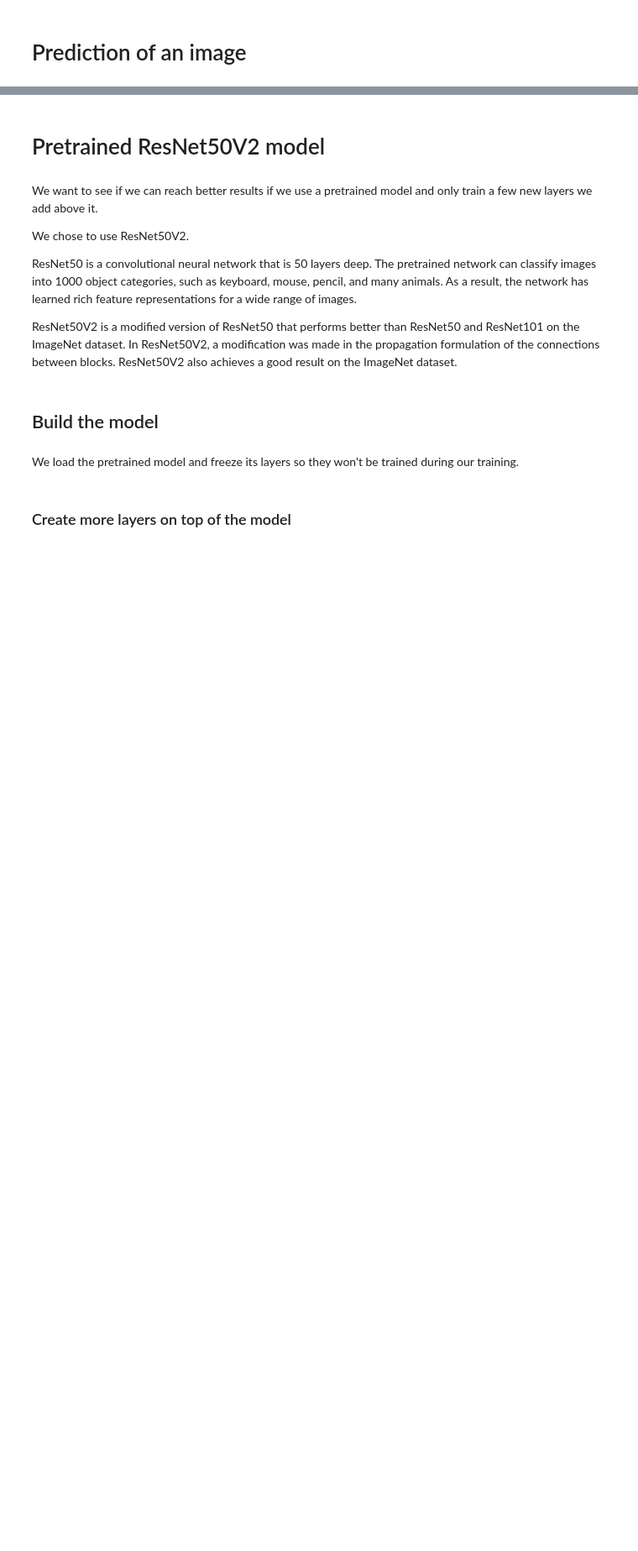
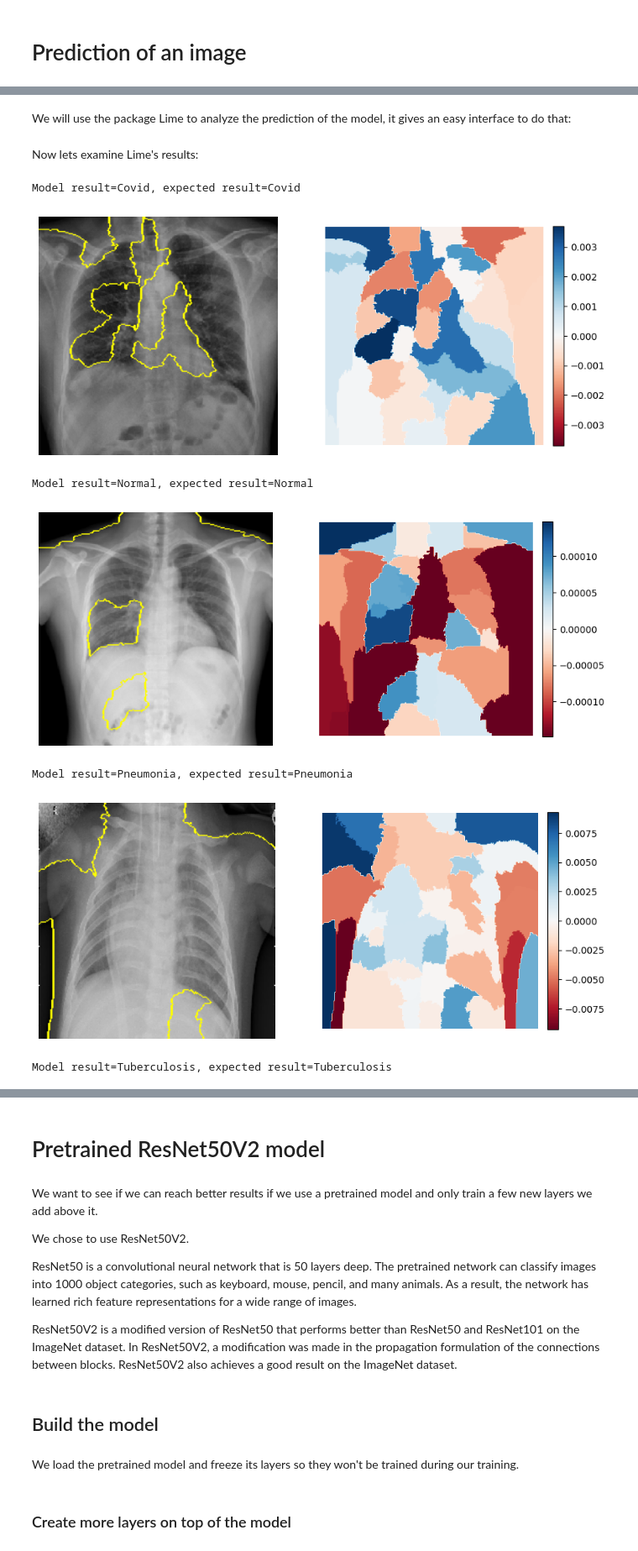
Before and after one commit to drorchen/data-science-project, a Jupyter notebook: Project Notebook.ipynb, the cells around one changed output, grey strips where cells are left out. Shown at 84% size. Drawn from its saved outputs; the diff is of its cells as text; code cells hidden in the pictures; blank space fills up the shorter version.

Commit message:
Added CNN model explanation

```diff
--- a/Project Notebook.ipynb
+++ b/Project Notebook.ipynb
@@ -871,0 +880,56 @@ We have reached fantastic results! our model's accuracy improved from 95% to 98%
+# %%
+explain_df = pd.DataFrame()
+for label, series in labeled_dataframe.groupby("label"):
+    sample = series.sample(1)
+    sample_path = next(sample.iterrows())[1]["path"]
+    explain_df = pd.concat([explain_df, sample], ignore_index=True)
+# %%
+def get_explain_image(image_path):
+    test_image = tsimage.load_img(image_path, target_size=(224, 224))
+    test_image = tsimage.img_to_array(test_image)
+    test_image = np.expand_dims(test_image, axis=0)
+    test_image = test_image / 255
+    return test_image
+
+explain_images = []
+for idx, row in explain_df.iterrows():
+    explain_images.append((get_explain_image(row["path"])[0], train_set.class_indices[row["label"]]))
+# %% [markdown]
+We will use the package Lime to analyze the prediction of the model, it gives an easy interface to do that:
+# %%
+def silent_predict(img):
+    return cnn_model.predict(img, verbose=0)
+
+explanations = []
+for img, label_idx in explain_images:
+    explainer = lime_image.LimeImageExplainer()
+    explanations.append((explainer.explain_instance(img.astype('double'), silent_predict), label_idx))
+# %% [markdown]
+Now lets examine Lime's results:
+# %%
+for explanation, label in explanations:
+    predicted_label = explanation.top_labels[0]
+    fig, (ax1, ax2) = plt.subplots(1, 2, figsize=(10,10))
+
+    # Image with boundaries
+    temp_1, mask_1 = explanation.get_image_and_mask(predicted_label, positive_only=True, num_features=5, hide_rest=False)
+    ax1.imshow(mark_boundaries(temp_1, mask_1))
+    ax1.axis('off')
+
+    # Heatmap
+    dict_heatmap = dict(explanation.local_exp[predicted_label])
+    heatmap = np.vectorize(dict_heatmap.get)(explanation.segments)
+    im = ax2.imshow(heatmap, cmap = 'RdBu', vmin  = -heatmap.max(), vmax = heatmap.max())
+    ax2.axis('off')
+    plt.colorbar(im, ax=ax2, fraction=0.046, pad=0.04)
+
+    print(f"Model result={index_to_label[predicted_label]}, expected result={index_to_label[label]}")
+    plt.show()
+# %% [output]
+Model result=Covid, expected result=Covid
+[figure, added]
+Model result=Normal, expected result=Normal
+[figure, added]
+Model result=Pneumonia, expected result=Pneumonia
+[figure, added]
+Model result=Tuberculosis, expected result=Tuberculosis
```
Also changed, not shown: parts of 38 cells of this notebook.
